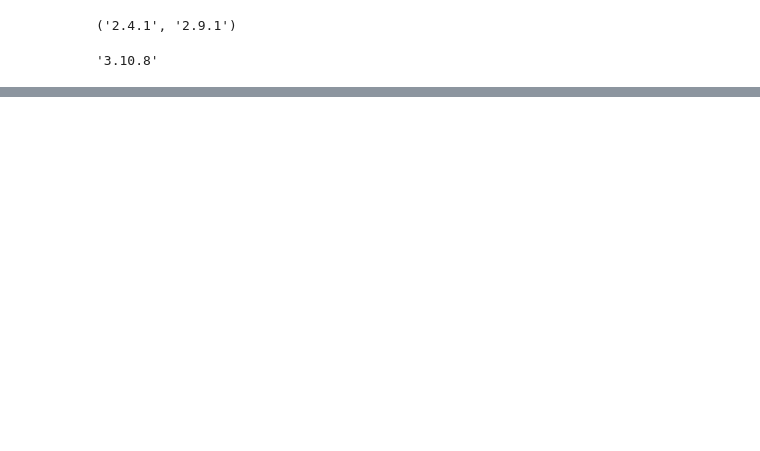
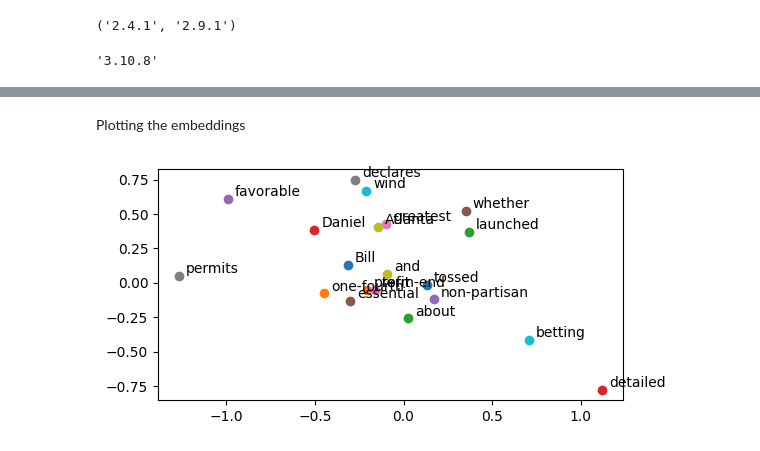
Before and after one commit to sushmi/nlp, a Jupyter notebook: A1/code/a1.ipynb, the cells around one changed output, grey strips where cells are left out. Cells and saved outputs as stored; diff of their text form; code cells hidden in the pictures; blank space fills up the shorter version.

```diff
--- a/A1/code/a1.ipynb
+++ b/A1/code/a1.ipynb
@@ -91,0 +735,4 @@ data_folder.mkdir(parents=True, exist_ok=True)
+# %%
+skipgrams = get_skipgram(window_size=2)
+X_ik_skipgram = Counter(skipgrams) # Co-occurece in window size 1
+X_ik_skipgram
@@ -91,0 +785,16 @@ data_folder.mkdir(parents=True, exist_ok=True)
+# %%
+from itertools import combinations_with_replacement
+
+X_ik = {} #keeping the co-occurences
+weighting_dic = {} #already scale the co-occurences using the weighting function
+
+for bigram in combinations_with_replacement(vocab, 2):
+    if X_ik_skipgram.get(bigram):  #if the pair exists in our corpus
+        co = X_ik_skipgram[bigram]
+        X_ik[bigram] = co + 1 #for stability
+        X_ik[(bigram[1], bigram[0])] = co + 1 #basically apple, banana = banana, apple
+    else:
+        pass
+
+    weighting_dic[bigram] = weighing(bigram[0], bigram[1], X_ik)
+    weighting_dic[(bigram[1], bigram[0])] = weighing(bigram[1], bigram[0], X_ik)
@@ -91,0 +831,3 @@ data_folder.mkdir(parents=True, exist_ok=True)
+# %%
+x, y, cooc, weighting = random_batch(DEFAULT_BATCH_SIZE, corpus, skipgrams, X_ik, weighting_dic)
+x, y, cooc, weighting
@@ -91,0 +845,7 @@ data_folder.mkdir(parents=True, exist_ok=True)
+# %%
+batch_size     = 10 # mini-batch size
+embedding_size = 2 #so we can later plot
+glove_model          = GloVe(voc_size, embedding_size)
+
+criterion = nn.CrossEntropyLoss()
+optimizer = optim.Adam(glove_model.parameters(), lr=0.001)
@@ -91,0 +900,11 @@ data_folder.mkdir(parents=True, exist_ok=True)
+# %% [markdown]
+Plotting the embeddings
+# %%
+plt.figure(figsize=(6,3))
+for i, word in enumerate(vocab[:20]): #loop each unique vocab
+    x, y = get_embed(word, glove_model)
+    plt.scatter(x, y)
+    plt.annotate(word, xy=(x, y), xytext=(5, 2), textcoords='offset points')
+plt.show()
+# %% [output]
+[figure, added]
```
Also changed, not shown: parts of 95 cells of this notebook, 3 other files.
